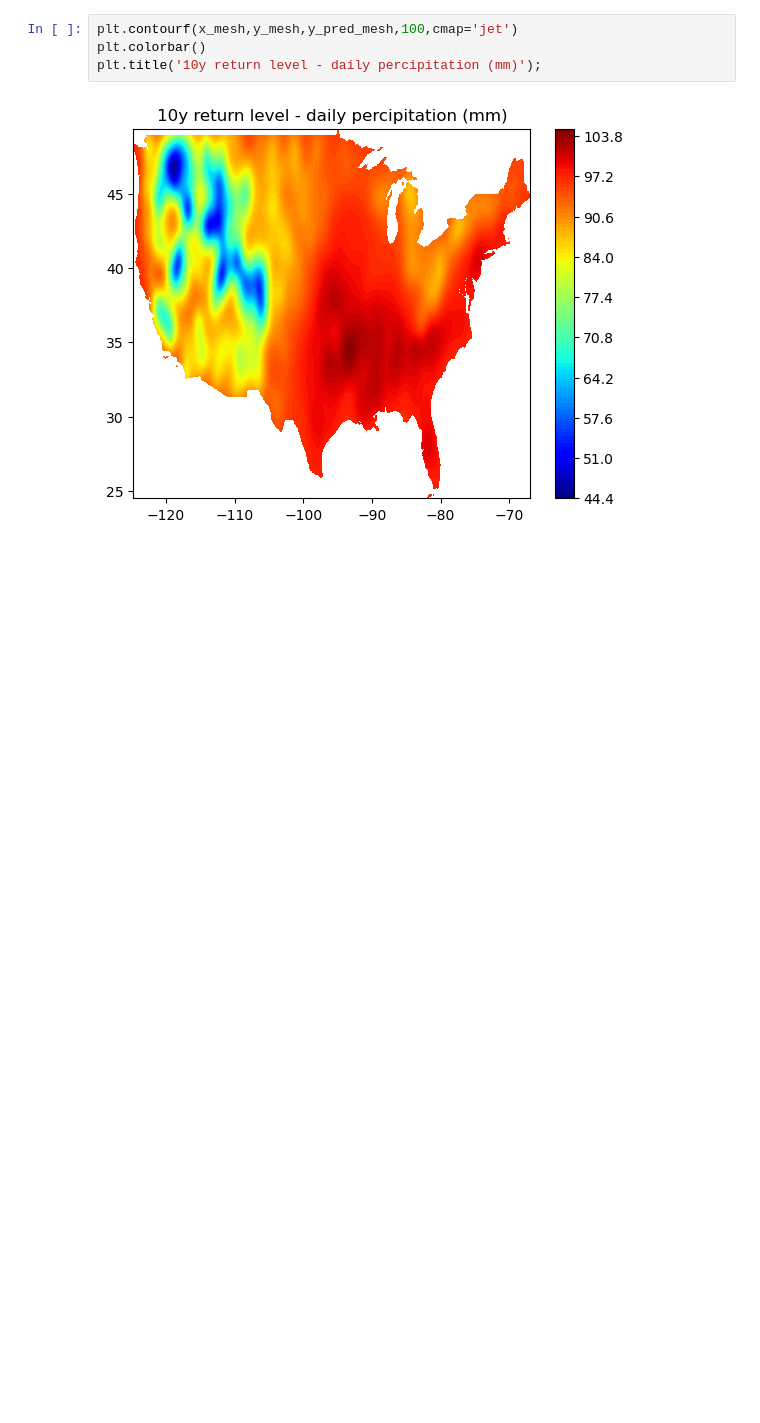
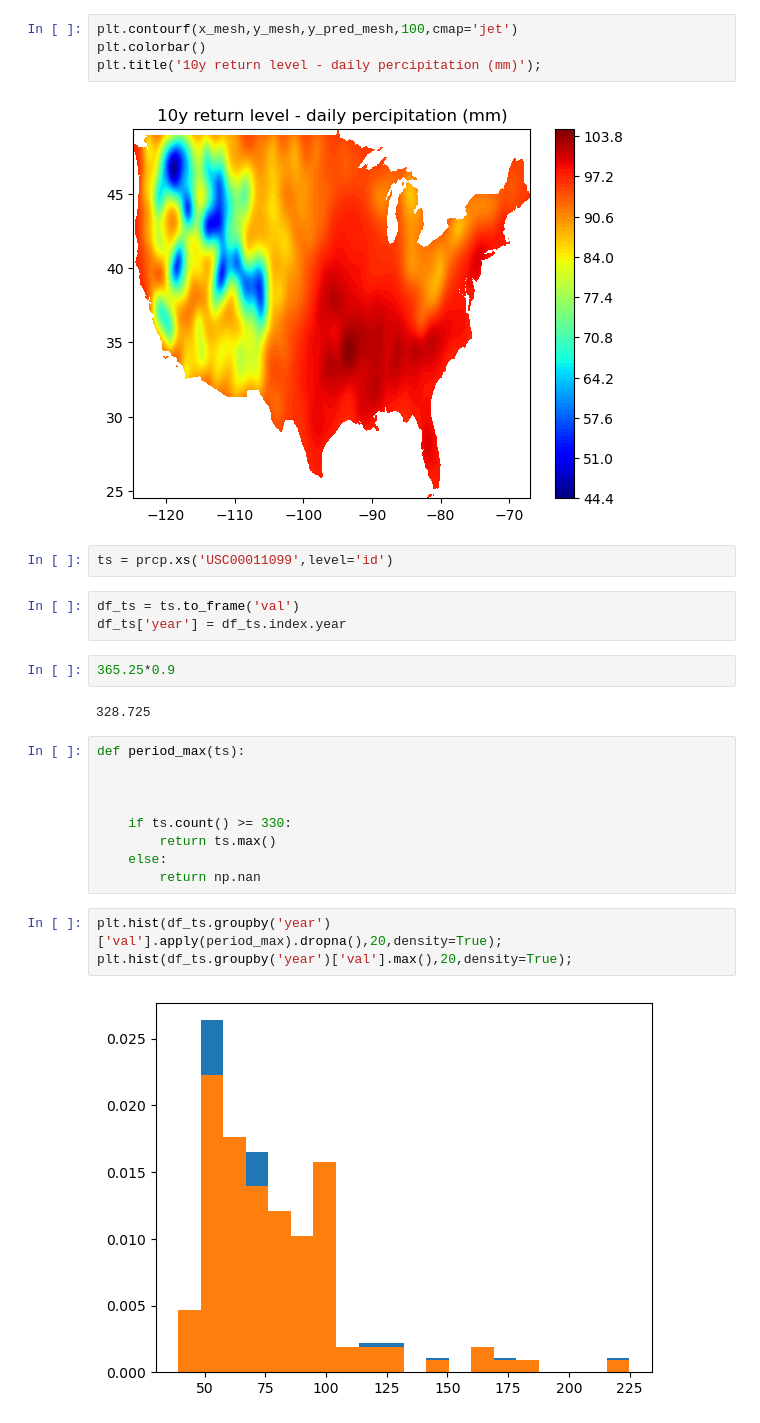
Before and after one commit to jjmossel/extremeweather, a Jupyter notebook: notebooks/PRCP_US_01.ipynb, the cells around one changed output. Saved outputs shown, nothing was run; the diff lists cells and outputs as text; blank space fills up the shorter version.

```diff
--- a/notebooks/PRCP_US_01.ipynb
+++ b/notebooks/PRCP_US_01.ipynb
@@ -160,3 +162,26 @@ plt.colorbar()
 plt.title('10y return level - daily percipitation (mm)');
 # %% [output]
 [figure]
+# %%
+ts = prcp.xs('USC00011099',level='id')
+# %%
+df_ts = ts.to_frame('val')
+df_ts['year'] = df_ts.index.year
+# %%
+365.25*0.9
+# %% [output]
+328.725
+# %%
+def period_max(ts):
+
+
+
+    if ts.count() >= 330:
+        return ts.max()
+    else:
+        return np.nan
+# %%
+plt.hist(df_ts.groupby('year')['val'].apply(period_max).dropna(),20,density=True);
+plt.hist(df_ts.groupby('year')['val'].max(),20,density=True);
+# %% [output]
+[figure, added]
```
Also changed, not shown: parts of 3 cells of this notebook, 1 other file.
